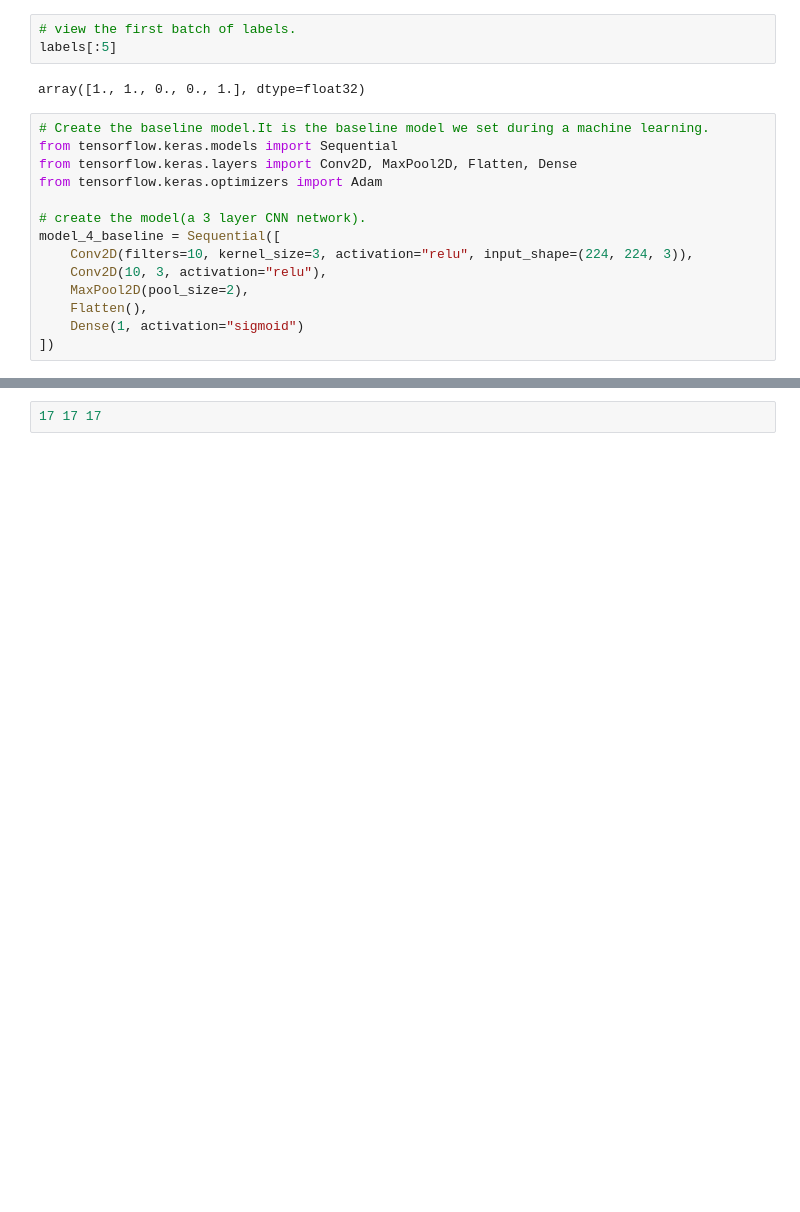
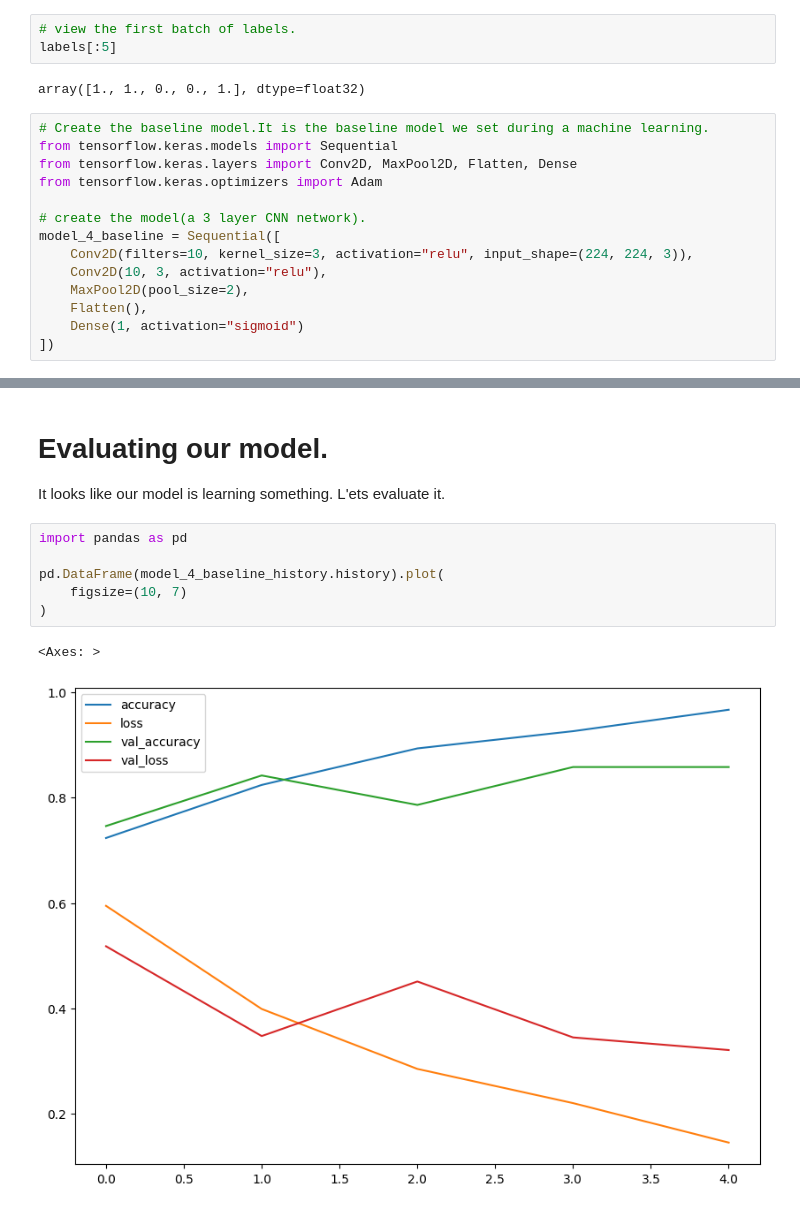
Before and after one commit to LivingstonTardzenyuy/Deep-Learning-with-TensorFlow, a Jupyter notebook: 03_introduction_to_computer_vision_with_tensorflow.ipynb, the cells around one changed output, grey strips where cells are left out. Drawn from its saved outputs; the diff is of its cells as text; blank space fills up the shorter version.

Commit message:
improving our model by adding regularization and started about data augmentation.

```diff
--- a/03_introduction_to_computer_vision_with_tensorflow.ipynb
+++ b/03_introduction_to_computer_vision_with_tensorflow.ipynb
@@ -523,2 +523,13 @@ model_4_baseline.evaluate(test_data)
-# %%
-17 17 17
+# %% [markdown]
+# Evaluating our model.
+
+It looks like our model is learning something. L'ets evaluate it.
+# %%
+import pandas as pd
+
+pd.DataFrame(model_4_baseline_history.history).plot(
+    figsize=(10, 7)
+)
+# %% [output]
+<Axes: >
+[figure, added]
```
Also changed, not shown: parts of 23 cells of this notebook.
